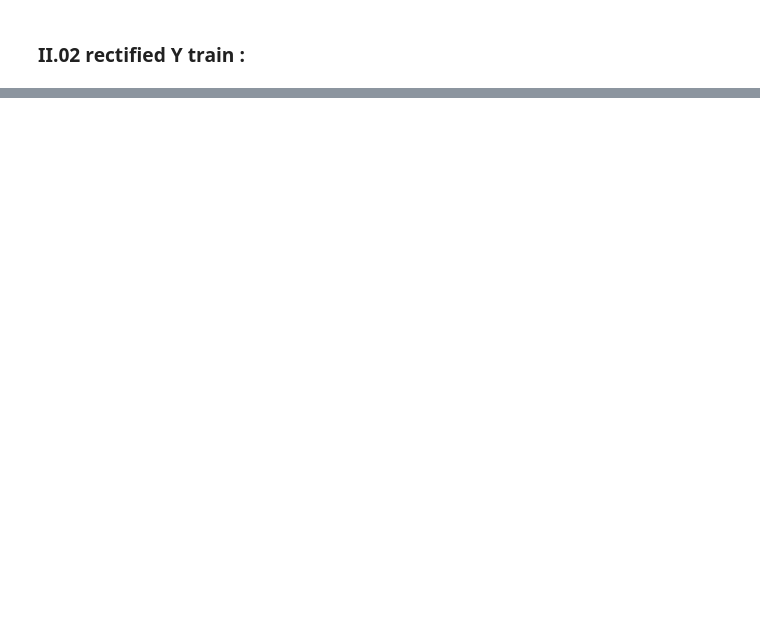
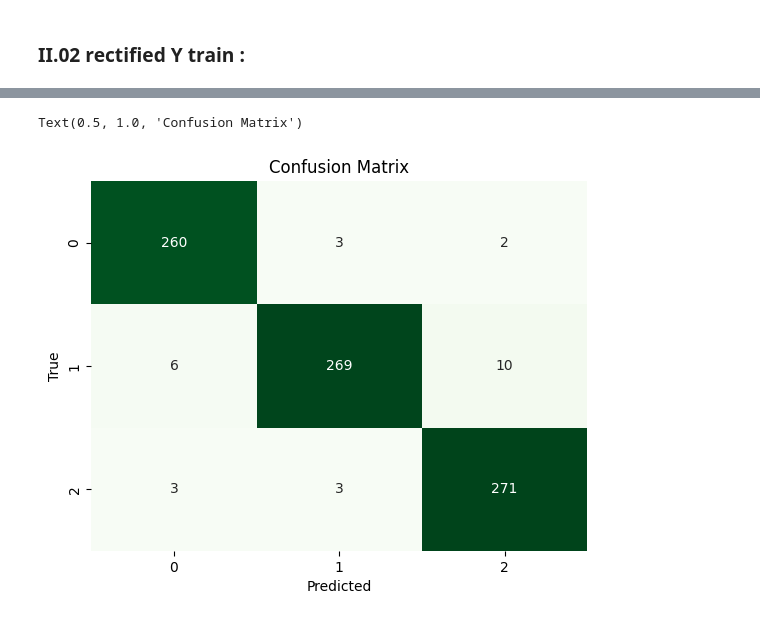
Before and after one commit to Ox03bb/Sentiment_Analysis, a Jupyter notebook: Twitter_Sentiment_Analysis.ipynb, the cells around one changed output, grey strips where cells are left out. Cells and saved outputs as stored; diff of their text form; code cells hidden in the pictures; blank space fills up the shorter version.

```diff
--- a/Twitter_Sentiment_Analysis.ipynb
+++ b/Twitter_Sentiment_Analysis.ipynb
@@ -653,0 +666,4 @@ Text(0.5, 1.0, 'Confusion Matrix')
+# %%
+y_pred_v = model.predict(val_data_08)
+print("\033[92mAccuracy:\033[0m ", accuracy_score(np.argmax(y_val,axis=1), y_pred_v))
+print("\033[91mClassification Report:\033[0m \n", classification_report( np.argmax(y_val,axis=1), y_pred_v))
@@ -653,0 +682,9 @@ Text(0.5, 1.0, 'Confusion Matrix')
+# %%
+mtx = confusion_matrix(np.argmax(y_val,axis=1), y_pred_v)
+sns.heatmap(mtx, annot=True,fmt="d",cmap='Greens', cbar=False)
+plt.xlabel('Predicted')
+plt.ylabel('True')
+plt.title('Confusion Matrix')
+# %% [output]
+Text(0.5, 1.0, 'Confusion Matrix')
+[figure, added]
```
Also changed, not shown: parts of 8 cells of this notebook.
